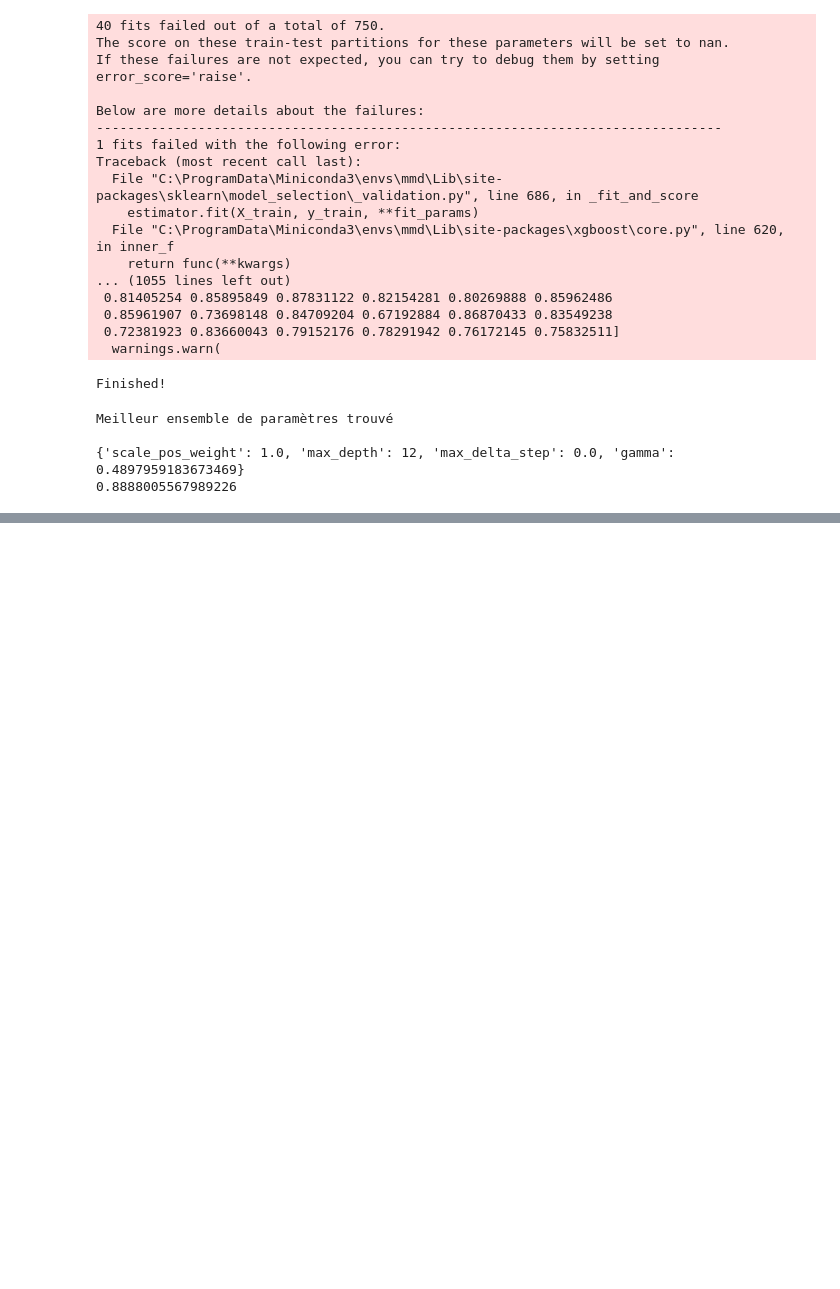
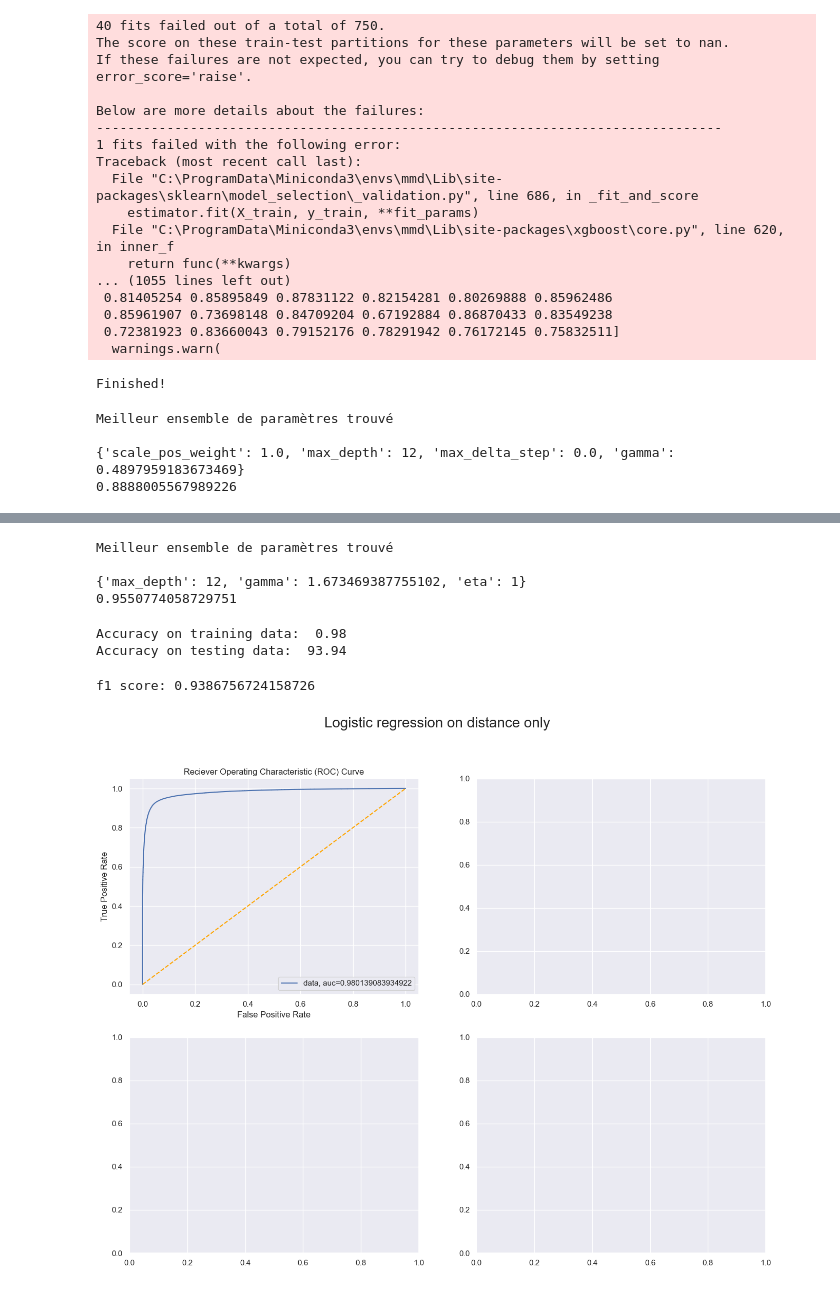
Before and after one commit to anw1998/MMD6020_Final_Project, a Jupyter notebook: notebooks/test_xgb.ipynb, the cells around one changed output, grey strips where cells are left out. Drawn from its saved outputs; the diff is of its cells as text; code cells hidden in the pictures; blank space fills up the shorter version.

```diff
--- a/notebooks/test_xgb.ipynb
+++ b/notebooks/test_xgb.ipynb
@@ -140,0 +144,15 @@ fig
+# %%
+from sklearn.model_selection import RandomizedSearchCV
+
+tuned_parameters = {
+  'gamma': np.linspace(0, 2, num=50),
+  'max_depth': np.linspace(0, 12, num=13, dtype=int),
+    'eta':np.linspace(0,1,num=11, dtype =int)
+  }
+
+
+grid_search = RandomizedSearchCV(
+    xgb.XGBClassifier(tree_method="gpu_hist"), tuned_parameters, n_iter=150, scoring='roc_auc', cv=5
+)
+grid_search.fit(X_train, y_train);
+print('Finished!')
@@ -140,0 +178,39 @@ fig
+# %%
+print("Meilleur ensemble de paramètres trouvé")
+print()
+print(grid_search.best_params_)
+print(grid_search.best_score_)
+# %% [output]
+Meilleur ensemble de paramètres trouvé
+
+{'max_depth': 12, 'gamma': 1.673469387755102, 'eta': 1}
+0.9550774058729751
+# %%
+# Use "gpu_hist" for training the model.
+classi = xgb.XGBClassifier(tree_method="gpu_hist", max_depth = 12, gamma = 1.67, eta = 1)
+# Fit the model using predictor X and response y.
+model_xgb = classi.fit(X_train, y_train)
+print('Accuracy on training data: ', round(model_xgb.score(X_train,y_train),2))
+result_xgb = model_xgb.score(X_val,y_val)
+print('Accuracy on testing data: ', round(result_xgb*100,2))
+# %% [output]
+Accuracy on training data:  0.98
+Accuracy on testing data:  93.94
+# %%
+sns.set_style("darkgrid")
+fig, axes = plt.subplots(nrows=2,ncols=2, figsize=(16,12))
+y_pred_proba = model_xgb.predict_proba(X_val)[::,1]
+fpr, tpr, _ = metrics.roc_curve(y_val,  y_pred_proba)
+auc = metrics.roc_auc_score(y_val, y_pred_proba)
+axes[0,0].plot(fpr,tpr,label="data, auc="+str(auc))
+axes[0,0].plot([0,1],[0,1],color='orange',linestyle='--')
+axes[0,0].set_xlabel('False Positive Rate')
+axes[0,0].set_ylabel('True Positive Rate')
+axes[0,0].set_title('Reciever Operating Characteristic (ROC) Curve')
+axes[0,0].legend(loc=4)
+fig.suptitle("Logistic regression on distance only", fontsize = 20)
+f1 = metrics.f1_score(y_val, model_xgb.predict(X_val))
+print(f"f1 score: {f1}")
+# %% [output]
+f1 score: 0.9386756724158726
+[figure, added]
```
Also changed, not shown: parts of 13 cells of this notebook.
